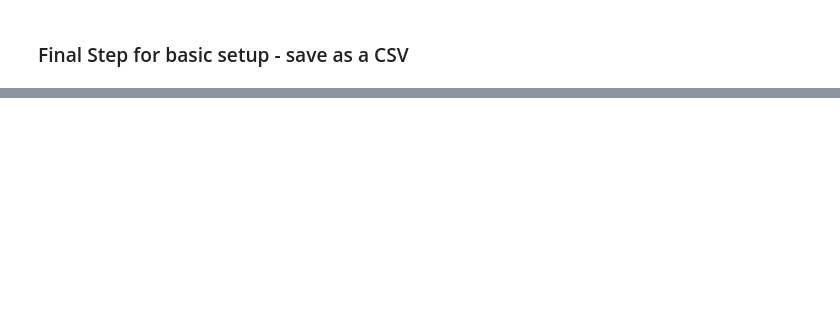
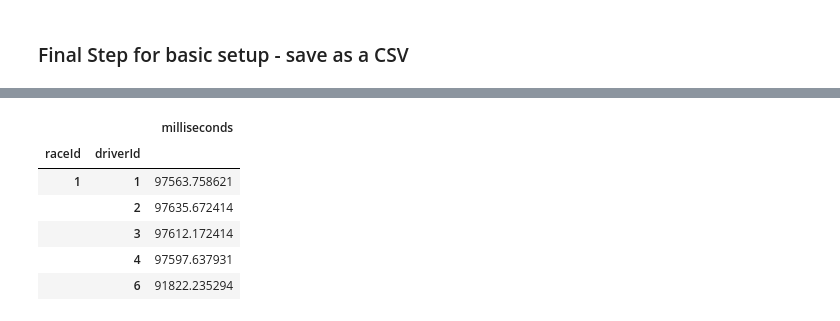
Before and after one commit to georgetown-analytics/Formula1, a Jupyter notebook: Data Wrangling Master Workbook.ipynb, the cells around one changed output, grey strips where cells are left out. Cells and saved outputs as stored; diff of their text form; code cells hidden in the pictures; blank space fills up the shorter version.

```diff
--- a/Data Wrangling Master Workbook.ipynb
+++ b/Data Wrangling Master Workbook.ipynb
@@ -245,0 +263,12 @@ print(pd.read_csv('MasterData1.csv'))
+# %%
+average = lap_times_df.groupby(['raceId','driverId']).agg({'milliseconds':'mean'})
+average.head()
+#the answer is yes!
+# %% [output]
+|  |  | milliseconds |
+| raceId | driverId |  |
+| 1 | 1 | 97563.758621 |
+|  | 2 | 97635.672414 |
+|  | 3 | 97612.172414 |
+|  | 4 | 97597.637931 |
+|  | 6 | 91822.235294 |
```
Also changed, not shown: parts of 18 cells of this notebook, 2 other files.
